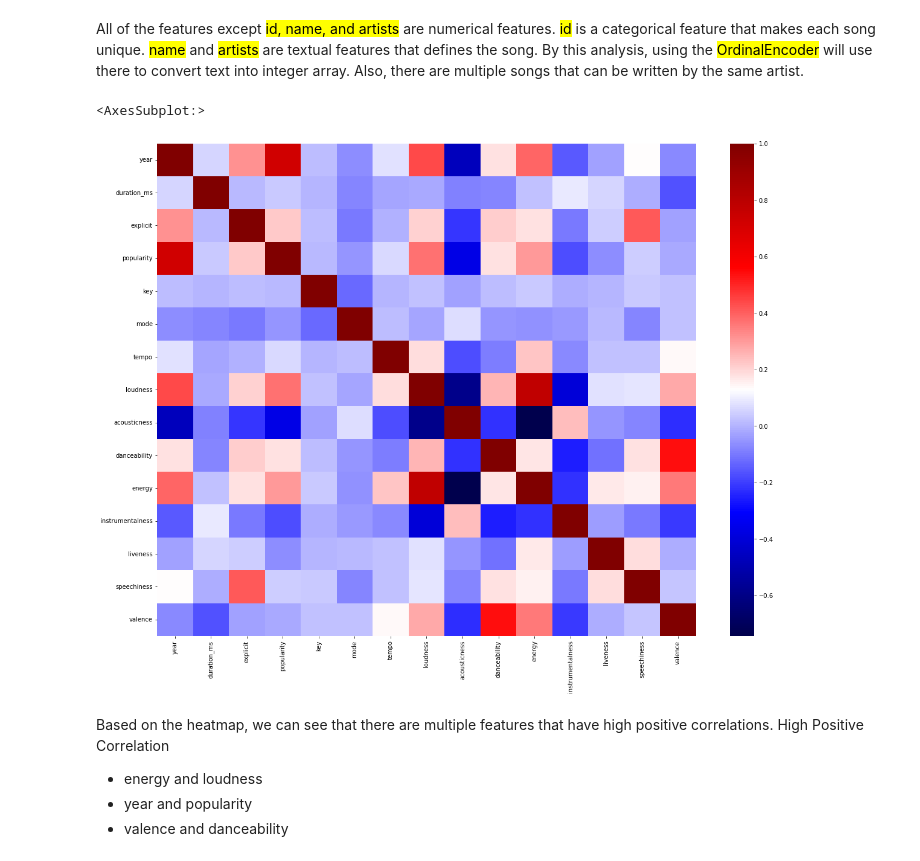
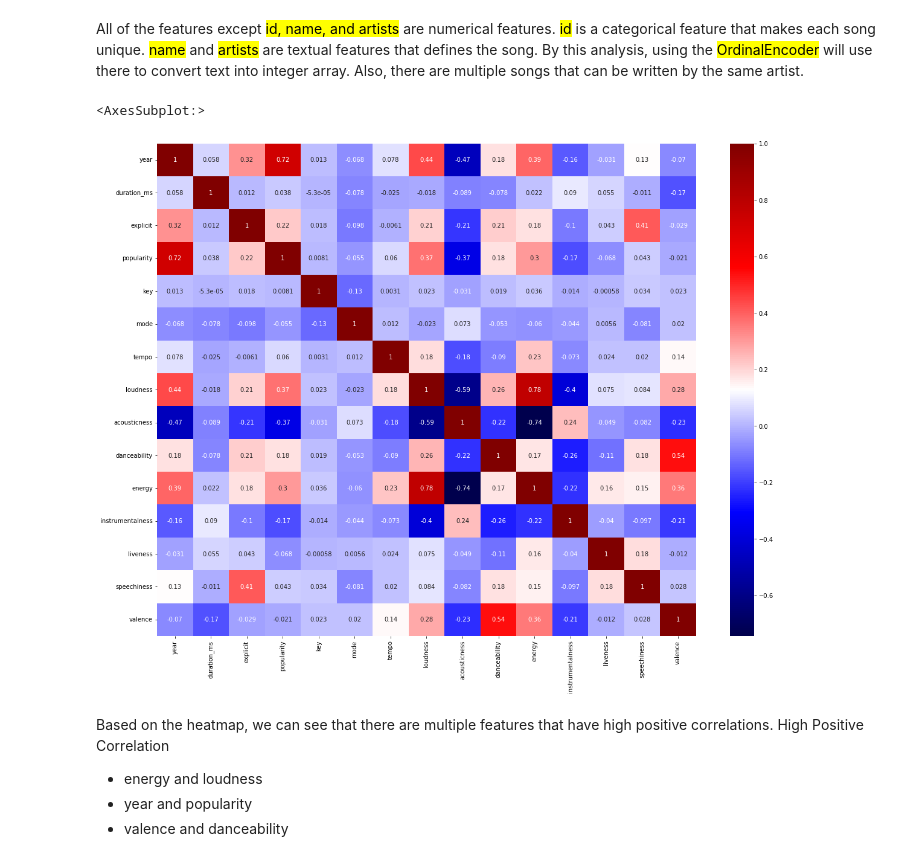
Before and after one commit to justinszaro/music-recommendations-machine-learning, a Jupyter notebook: music.ipynb, the cells around one changed output. Cells and saved outputs as stored; diff of their text form; code cells hidden in the pictures.

```diff
--- a/music.ipynb
+++ b/music.ipynb
@@ -319,10 +372,10 @@ memory usage: 8.4+ MB
 All of the features except <mark>id, name, and artists</mark> are numerical features. <mark>id</mark> is a categorical feature that makes each song unique. <mark>name</mark> and <mark>artists</mark> are textual features that defines the song. By this analysis, using the <mark>OrdinalEncoder</mark> will use there to convert text into integer array. Also, there are multiple songs that can be written by the same artist.
 # %%
 plt.figure(figsize=(20, 15))
-sns.heatmap(data_copy.corr(), cmap='seismic')
+sns.heatmap(data_copy.corr(), cmap='seismic', annot=True)
 # %% [output]
 <AxesSubplot:>
-[figure, old version]
+[figure, new version]
 # %% [markdown]
 Based on the heatmap, we can see that there are multiple features that have high positive correlations.
 High Positive Correlation
```
Also changed, not shown: parts of 6 cells of this notebook.
